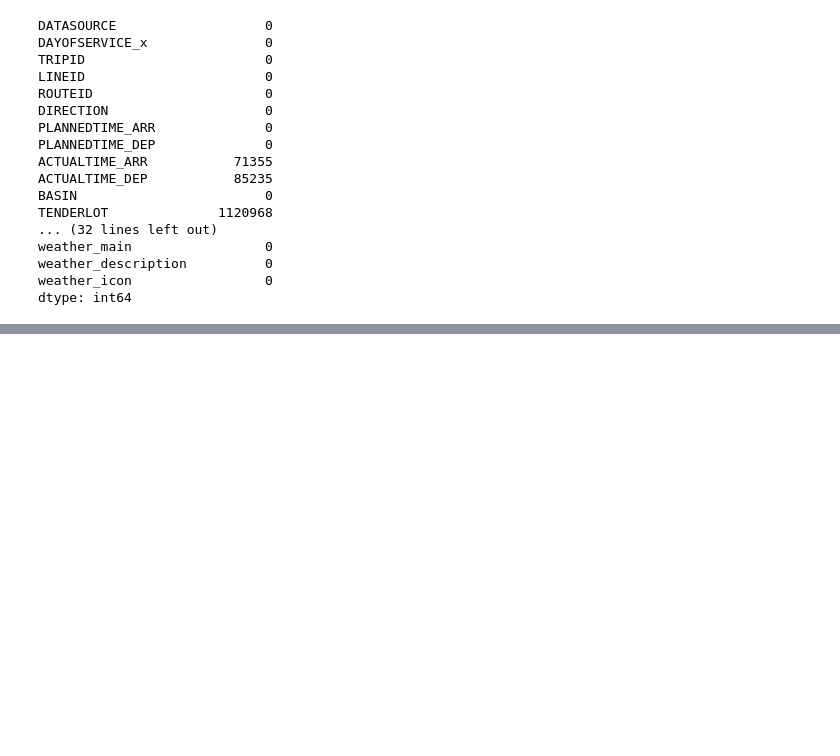
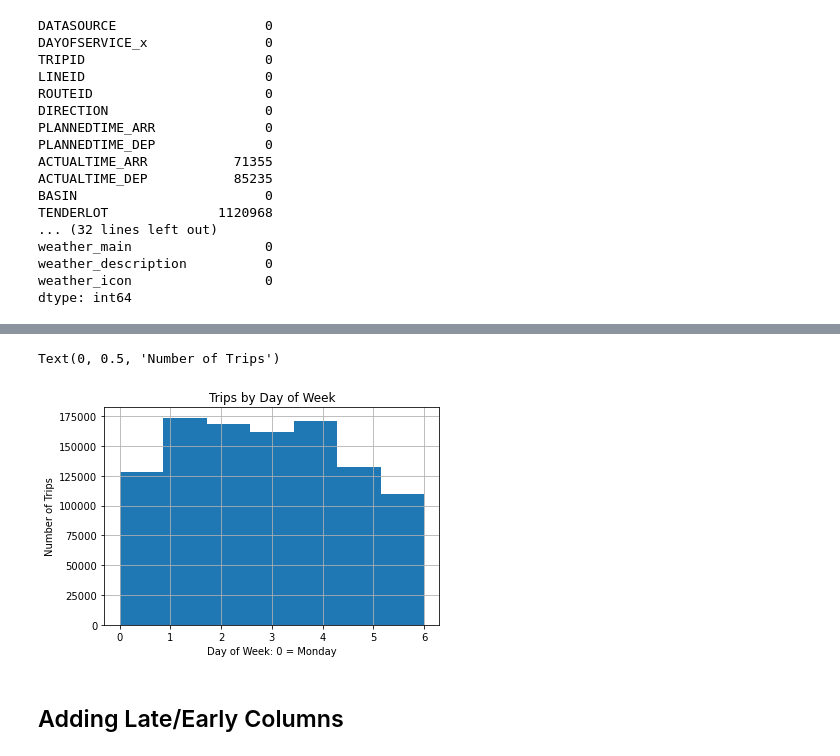
Before and after one commit to XinHuiUCD/dublinBus, a Jupyter notebook: dublinBus/data_models/data_exploration.ipynb, the cells around one changed output, grey strips where cells are left out. Drawn from its saved outputs; the diff is of its cells as text; code cells hidden in the pictures; blank space fills up the shorter version.

```diff
--- a/dublinBus/data_models/data_exploration.ipynb
+++ b/dublinBus/data_models/data_exploration.ipynb
@@ -58,0 +304,10 @@ dtype: int64
+# %%
+tripWeather.dayOfWeek.hist(bins=7)
+plt.title('Trips by Day of Week')
+plt.xlabel('Day of Week: 0 = Monday')
+plt.ylabel('Number of Trips')
+# %% [output]
+Text(0, 0.5, 'Number of Trips')
+[figure, added]
+# %% [markdown]
+## Adding Late/Early Columns
```
Also changed, not shown: parts of 61 cells of this notebook.
